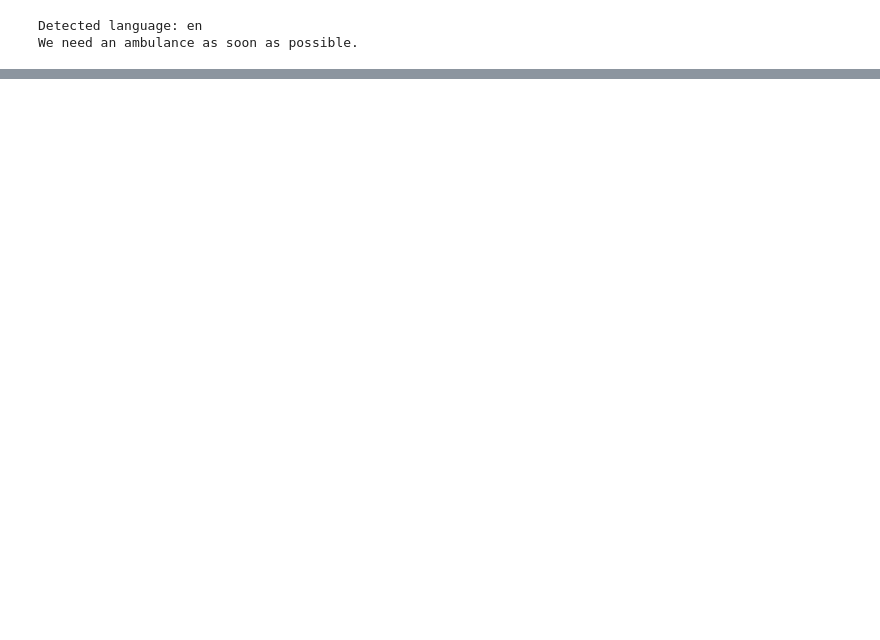
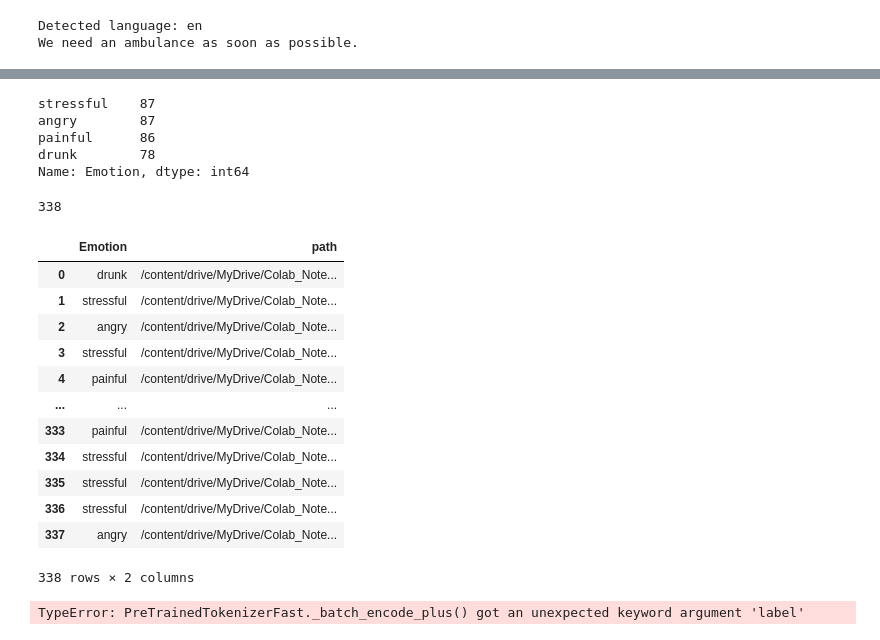
Before and after one commit to FahadAlkhudair/T5, a Jupyter notebook: Copy_of_model_speech_to_text.ipynb, the cells around one changed output, grey strips where cells are left out. Drawn from its saved outputs; the diff is of its cells as text; code cells hidden in the pictures; blank space fills up the shorter version.

```diff
--- a/Copy_of_model_speech_to_text.ipynb
+++ b/Copy_of_model_speech_to_text.ipynb
@@ -122,0 +123,12 @@ NameError: name 'sequence' is not defined
+# %%
+dir_list = os.listdir(data)
+dir_list.sort()
+
+emotion = []
+path = []
+for i in dir_list:
+    fname = os.listdir(data + i)
+    for f in fname:
+        part = f.split('.')[0].split('_')
+        emotion.append(int(part[0]))
+        path.append(data + i + '/' + f)
@@ -122,0 +187,22 @@ NameError: name 'sequence' is not defined
+# %%
+data = '/content/drive/MyDrive/Colab_Notebooks/T5/input/CUSTOM_DATASET'
+
+# Now use os.listdir to read the contents of the directory
+dir_list = os.listdir(data)
+dir_list.sort()
+
+emotion = []
+path = []
+for i in dir_list:
+    # Make sure to join the directory path and the subdirectory/file name
+    sub_dir_path = os.path.join(data, i)
+    # Check if it's a directory before attempting to list its contents
+    if os.path.isdir(sub_dir_path):
+        fname = os.listdir(sub_dir_path)
+        for f in fname:
+            # Skip system files or any files that don't match your expected format
+            if f.endswith('.wav'):  # Assuming your files are .wav audio files
+                part = f.split('.')[0].split('_')
+                emotion.append(int(part[0]))
+                file_path = os.path.join(sub_dir_path, f)
+                path.append(file_path)
@@ -122,0 +249,43 @@ NameError: name 'sequence' is not defined
+# %%
+df = pd.DataFrame(emotion)
+map_dict = {1:'angry', 2:'drunk', 3:'painful', 4:'stressful'}
+df.columns = ['Emotion']
+df["Emotion"] = df['Emotion'].map(map_dict)
+df = pd.concat([df,pd.DataFrame(path, columns = ['path'])],axis=1)
+df.Emotion.value_counts()
+# %% [output]
+stressful    87
+angry        87
+painful      86
+drunk        78
+Name: Emotion, dtype: int64
+# %%
+len(df["Emotion"].map(map_dict))
+# %% [output]
+338
+# %%
+df
+# %% [output]
+|  | Emotion | path |
+| 0 | drunk | /content/drive/MyDrive/Colab_Note... |
+| 1 | stressful | /content/drive/MyDrive/Colab_Note... |
+| 2 | angry | /content/drive/MyDrive/Colab_Note... |
+| 3 | stressful | /content/drive/MyDrive/Colab_Note... |
+| 4 | painful | /content/drive/MyDrive/Colab_Note... |
+| ... | ... | ... |
+| 333 | painful | /content/drive/MyDrive/Colab_Note... |
+| 334 | stressful | /content/drive/MyDrive/Colab_Note... |
+| 335 | stressful | /content/drive/MyDrive/Colab_Note... |
+| 336 | stressful | /content/drive/MyDrive/Colab_Note... |
+| 337 | angry | /content/drive/MyDrive/Colab_Note... |
+338 rows × 2 columns
+# %%
+from transformers import pipeline
+
+classifier = pipeline("sentiment-analysis", model="michellejieli/emotion_text_classifier")
+
+result = classifier("We need an ambulance as soon as possible.!", label=["stressful", "painful", "angry"])
+
+print(result)
+# %% [output]
+TypeError: PreTrainedTokenizerFast._batch_encode_plus() got an unexpected keyword argument 'label'
```
Also changed, not shown: parts of 27 cells of this notebook, 2 other files.
